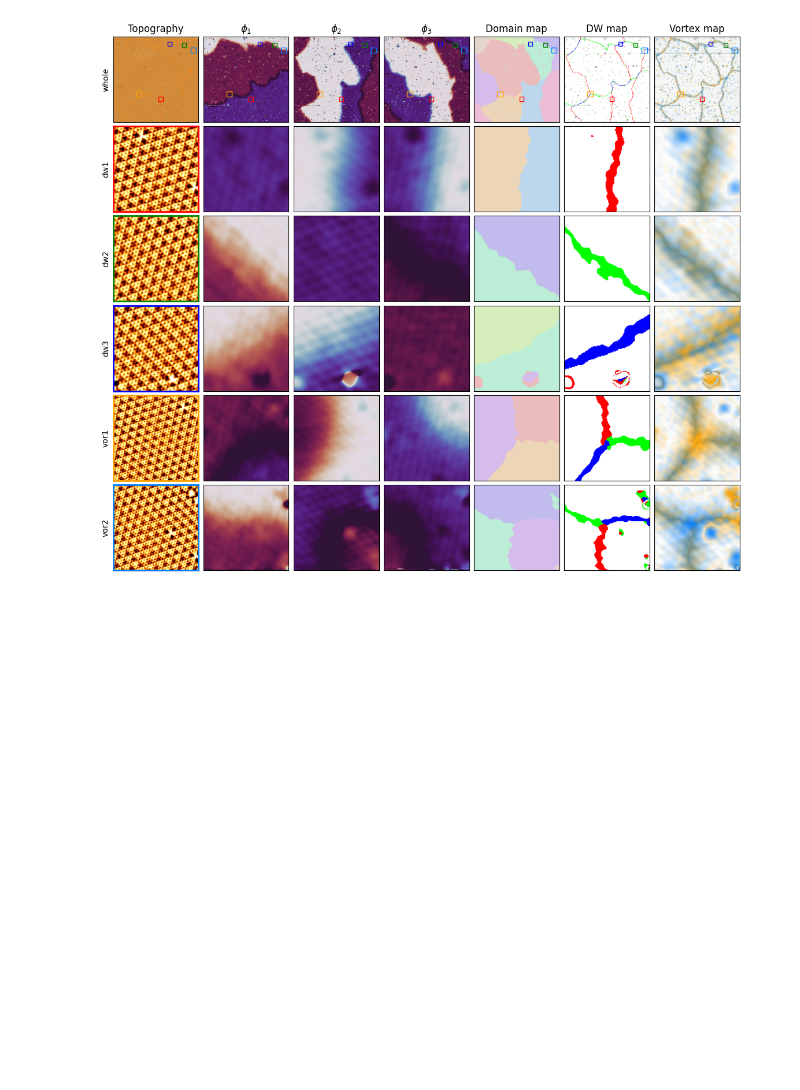
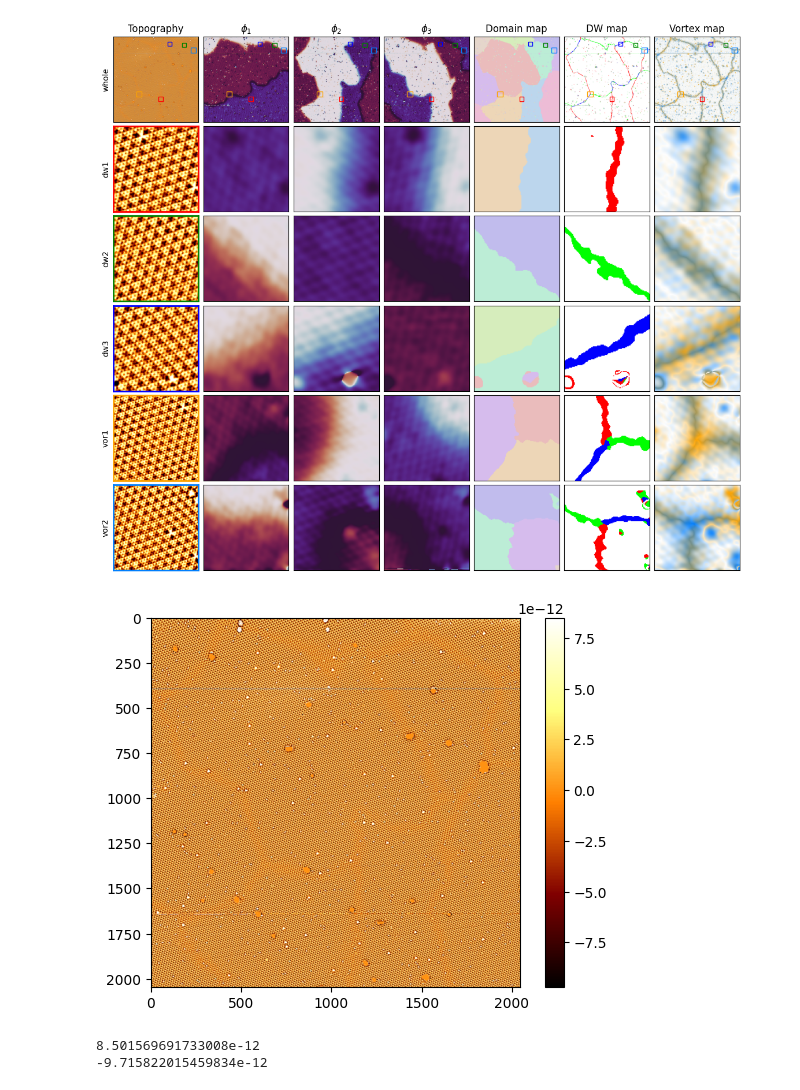
Before and after one commit to Potdooshami/2H_TaSe2_Tc_STM, a Jupyter notebook: F02_check(HC AC coexistence in ICDW).ipynb, the cells around one changed output. Drawn from its saved outputs; the diff is of its cells as text; code cells hidden in the pictures; blank space fills up the shorter version.

Commit message:
FEAT(pub): get colorbar range

```diff
--- a/F02_check(HC AC coexistence in ICDW).ipynb
+++ b/F02_check(HC AC coexistence in ICDW).ipynb
@@ -144,3 +162,15 @@ for isb in range(1,msb):
 [figure]
 # %%
 fig.savefig('assets/E03_allmap_v4.svg')
+# %%
+fig = plt.figure()
+imgen.topo(idt,cmap='afmhot')
+cb = plt.colorbar()
+# %% [output]
+[figure, added]
+# %%
+print(cb.vmax)
+print(cb.vmin)
+# %% [output]
+8.501569691733008e-12
+-9.715822015459834e-12
```
Also changed, not shown: parts of 1 cell of this notebook.
